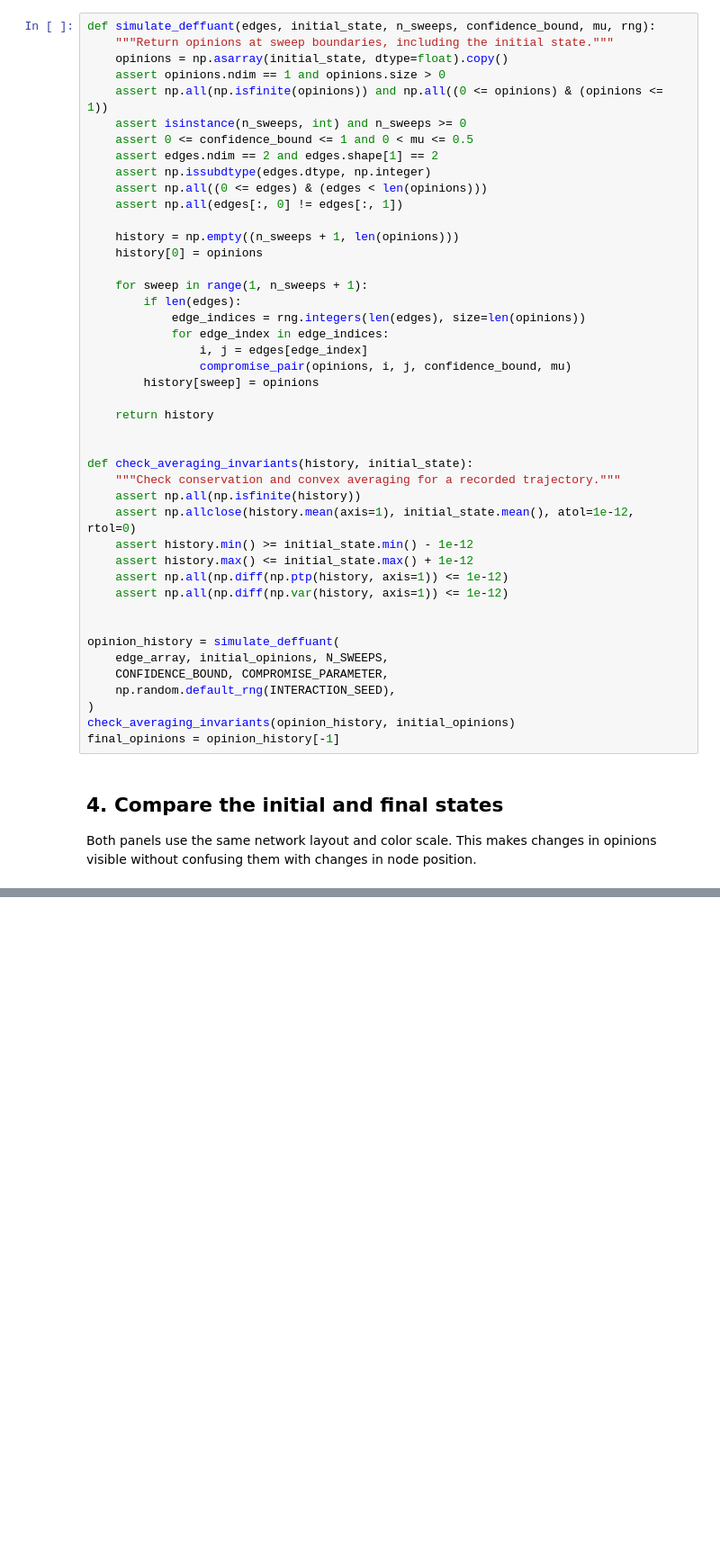
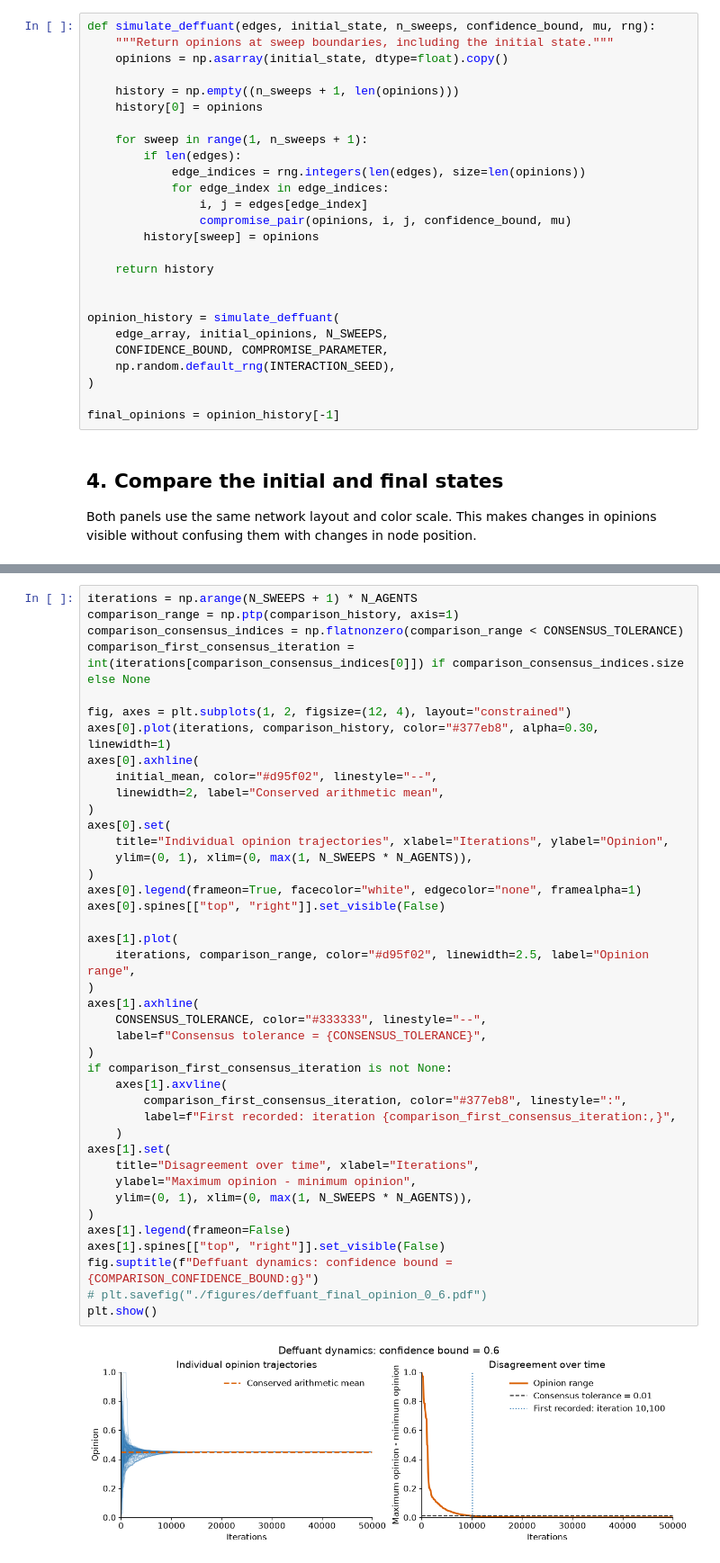
Before and after one commit to hfarruda/opinion-dynamics-ICMC-2026, a Jupyter notebook: 3_deffuant.ipynb, the cells around one changed output, grey strips where cells are left out. Shown at 90% size. Drawn from its saved outputs; the diff is of its cells as text; blank space fills up the shorter version.

```diff
--- a/3_deffuant.ipynb
+++ b/3_deffuant.ipynb
@@ -228,14 +211,6 @@ The function keeps the input opinions intact and records one snapshot per sweep.
 def simulate_deffuant(edges, initial_state, n_sweeps, confidence_bound, mu, rng):
     """Return opinions at sweep boundaries, including the initial state."""
     opinions = np.asarray(initial_state, dtype=float).copy()
-    assert opinions.ndim == 1 and opinions.size > 0
-    assert np.all(np.isfinite(opinions)) and np.all((0 <= opinions) & (opinions <= 1))
-    assert isinstance(n_sweeps, int) and n_sweeps >= 0
-    assert 0 <= confidence_bound <= 1 and 0 < mu <= 0.5
-    assert edges.ndim == 2 and edges.shape[1] == 2
-    assert np.issubdtype(edges.dtype, np.integer)
-    assert np.all((0 <= edges) & (edges < len(opinions)))
-    assert np.all(edges[:, 0] != edges[:, 1])
 
     history = np.empty((n_sweeps + 1, len(opinions)))
     history[0] = opinions
@@ -251,22 +226,12 @@ def simulate_deffuant(edges, initial_state, n_sweeps, confidence_bound, mu, rng)
     return history
 
 
-def check_averaging_invariants(history, initial_state):
-    """Check conservation and convex averaging for a recorded trajectory."""
-    assert np.all(np.isfinite(history))
-    assert np.allclose(history.mean(axis=1), initial_state.mean(), atol=1e-12, rtol=0)
-    assert history.min() >= initial_state.min() - 1e-12
-    assert history.max() <= initial_state.max() + 1e-12
-    assert np.all(np.diff(np.ptp(history, axis=1)) <= 1e-12)
-    assert np.all(np.diff(np.var(history, axis=1)) <= 1e-12)
-
-
 opinion_history = simulate_deffuant(
     edge_array, initial_opinions, N_SWEEPS,
     CONFIDENCE_BOUND, COMPROMISE_PARAMETER,
     np.random.default_rng(INTERACTION_SEED),
 )
-check_averaging_invariants(opinion_history, initial_opinions)
+
 final_opinions = opinion_history[-1]
 # %% [markdown]
 ## 4. Compare the initial and final states
@@ -420,3 +391,46 @@ Confidence 0.6: final range = 0.000000; consensus detected = True
+# %%
+iterations = np.arange(N_SWEEPS + 1) * N_AGENTS
+comparison_range = np.ptp(comparison_history, axis=1)
+comparison_consensus_indices = np.flatnonzero(comparison_range < CONSENSUS_TOLERANCE)
+comparison_first_consensus_iteration = int(iterations[comparison_consensus_indices[0]]) if comparison_consensus_indices.size else None
+
+fig, axes = plt.subplots(1, 2, figsize=(12, 4), layout="constrained")
+axes[0].plot(iterations, comparison_history, color="#377eb8", alpha=0.30, linewidth=1)
+axes[0].axhline(
+    initial_mean, color="#d95f02", linestyle="--",
+    linewidth=2, label="Conserved arithmetic mean",
+)
+axes[0].set(
+    title="Individual opinion trajectories", xlabel="Iterations", ylabel="Opinion",
+    ylim=(0, 1), xlim=(0, max(1, N_SWEEPS * N_AGENTS)),
+)
+axes[0].legend(frameon=True, facecolor="white", edgecolor="none", framealpha=1)
+axes[0].spines[["top", "right"]].set_visible(False)
+
+axes[1].plot(
+    iterations, comparison_range, color="#d95f02", linewidth=2.5, label="Opinion range",
+)
+axes[1].axhline(
+    CONSENSUS_TOLERANCE, color="#333333", linestyle="--",
+    label=f"Consensus tolerance = {CONSENSUS_TOLERANCE}",
+)
+if comparison_first_consensus_iteration is not None:
+    axes[1].axvline(
+        comparison_first_consensus_iteration, color="#377eb8", linestyle=":",
+        label=f"First recorded: iteration {comparison_first_consensus_iteration:,}",
+    )
+axes[1].set(
+    title="Disagreement over time", xlabel="Iterations",
+    ylabel="Maximum opinion - minimum opinion",
+    ylim=(0, 1), xlim=(0, max(1, N_SWEEPS * N_AGENTS)),
+)
+axes[1].legend(frameon=False)
+axes[1].spines[["top", "right"]].set_visible(False)
+fig.suptitle(f"Deffuant dynamics: confidence bound = {COMPARISON_CONFIDENCE_BOUND:g}")
+# plt.savefig("./figures/deffuant_final_opinion_0_6.pdf")
+plt.show()
+# %% [output]
+[figure, added]
 # %% [markdown]
 ## Interpretation and limitations
 
```
Also changed, not shown: parts of 13 cells of this notebook.
